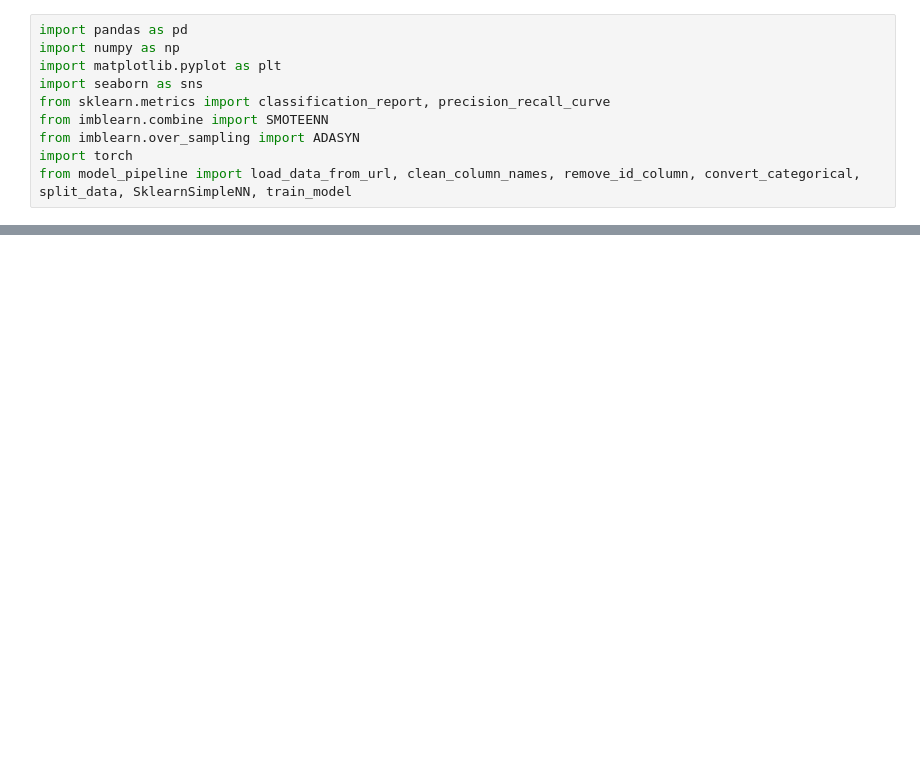
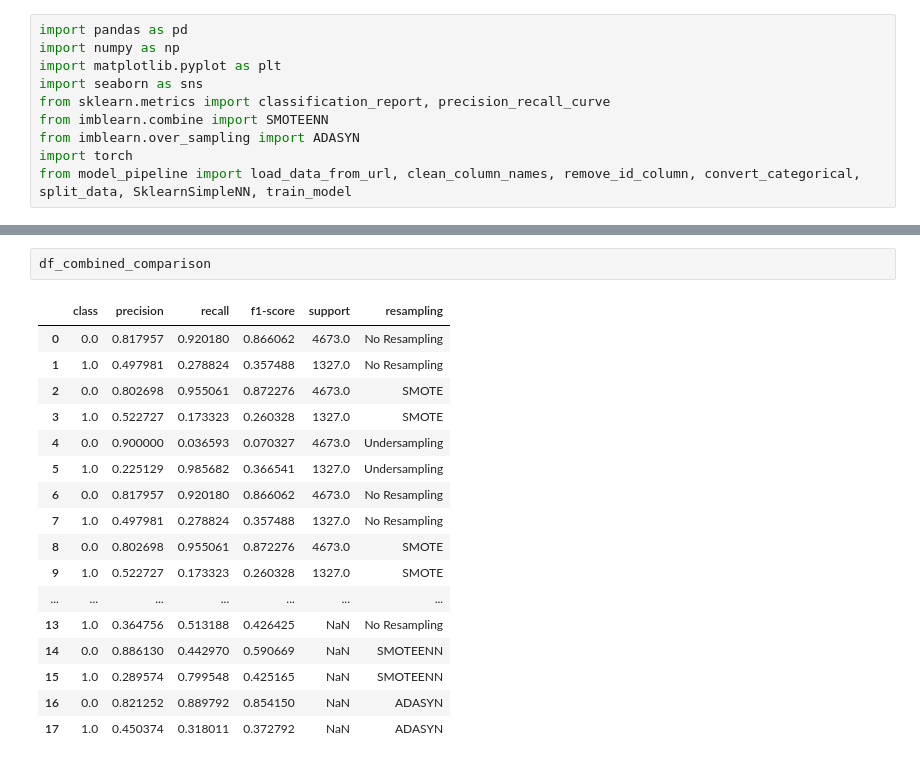
Before and after one commit to micah-shull/Machine_Learning_Pipelines, a Jupyter notebook: pipelines_07_pytorch_pipeline_04_imbalanced_data_SMOTEENN_ADASYN.ipynb, the cells around one changed output, grey strips where cells are left out. Saved outputs shown, nothing was run; the diff lists cells and outputs as text; blank space fills up the shorter version.

```diff
--- a/pipelines_07_pytorch_pipeline_04_imbalanced_data_SMOTEENN_ADASYN.ipynb
+++ b/pipelines_07_pytorch_pipeline_04_imbalanced_data_SMOTEENN_ADASYN.ipynb
@@ -171,0 +320,20 @@ for metric in metrics:
+# %%
+df_combined_comparison
+# %% [output]
+|  | class | precision | recall | f1-score | support | resampling |
+| 0 | 0.0 | 0.817957 | 0.920180 | 0.866062 | 4673.0 | No Resampling |
+| 1 | 1.0 | 0.497981 | 0.278824 | 0.357488 | 1327.0 | No Resampling |
+| 2 | 0.0 | 0.802698 | 0.955061 | 0.872276 | 4673.0 | SMOTE |
+| 3 | 1.0 | 0.522727 | 0.173323 | 0.260328 | 1327.0 | SMOTE |
+| 4 | 0.0 | 0.900000 | 0.036593 | 0.070327 | 4673.0 | Undersampling |
+| 5 | 1.0 | 0.225129 | 0.985682 | 0.366541 | 1327.0 | Undersampling |
+| 6 | 0.0 | 0.817957 | 0.920180 | 0.866062 | 4673.0 | No Resampling |
+| 7 | 1.0 | 0.497981 | 0.278824 | 0.357488 | 1327.0 | No Resampling |
+| 8 | 0.0 | 0.802698 | 0.955061 | 0.872276 | 4673.0 | SMOTE |
+| 9 | 1.0 | 0.522727 | 0.173323 | 0.260328 | 1327.0 | SMOTE |
+| ... | ... | ... | ... | ... | ... | ... |
+| 13 | 1.0 | 0.364756 | 0.513188 | 0.426425 | NaN | No Resampling |
+| 14 | 0.0 | 0.886130 | 0.442970 | 0.590669 | NaN | SMOTEENN |
+| 15 | 1.0 | 0.289574 | 0.799548 | 0.425165 | NaN | SMOTEENN |
+| 16 | 0.0 | 0.821252 | 0.889792 | 0.854150 | NaN | ADASYN |
+| 17 | 1.0 | 0.450374 | 0.318011 | 0.372792 | NaN | ADASYN |
```
Also changed, not shown: parts of 28 cells of this notebook.
